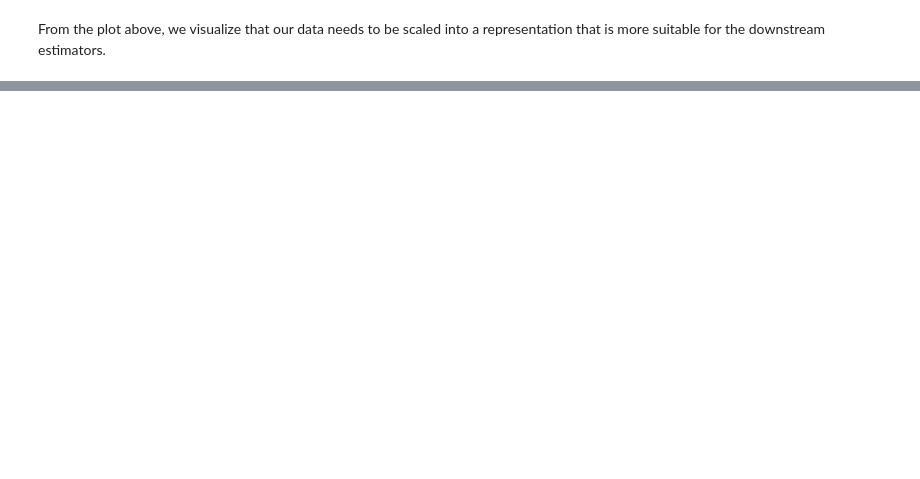
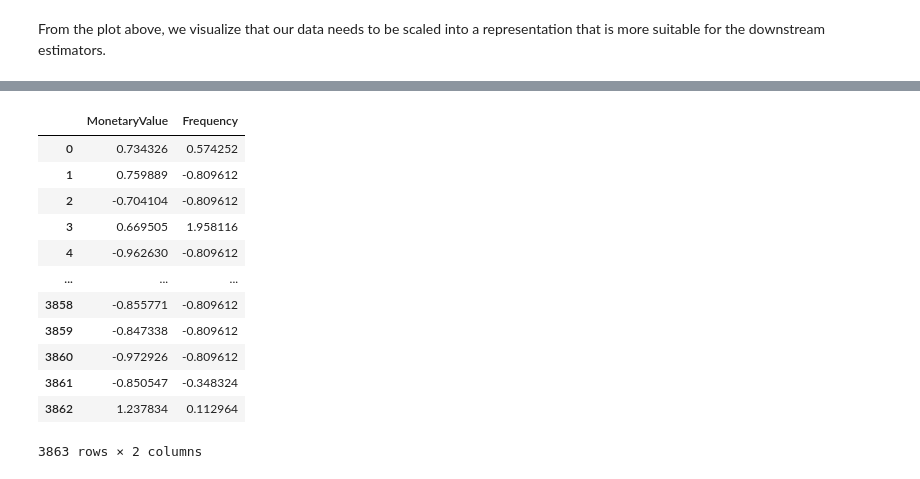
Before and after one commit to kamahTek/Machine-Learning, a Jupyter notebook: Unsupervised-Learning/Clustering/Online-Retail/index.ipynb, the cells around one changed output, grey strips where cells are left out. Drawn from its saved outputs; the diff is of its cells as text; code cells hidden in the pictures; blank space fills up the shorter version.

```diff
--- a/Unsupervised-Learning/Clustering/Online-Retail/index.ipynb
+++ b/Unsupervised-Learning/Clustering/Online-Retail/index.ipynb
@@ -604,0 +619,17 @@ From the plot above, we visualize that our data needs to be scaled into a repres
+# %%
+scaled_data_df = pd.DataFrame(data=scaled_data, index=non_outliers_df.index , columns=['MonetaryValue', 'Frequency'])
+scaled_data_df
+# %% [output]
+|  | MonetaryValue | Frequency |
+| 0 | 0.734326 | 0.574252 |
+| 1 | 0.759889 | -0.809612 |
+| 2 | -0.704104 | -0.809612 |
+| 3 | 0.669505 | 1.958116 |
+| 4 | -0.962630 | -0.809612 |
+| ... | ... | ... |
+| 3858 | -0.855771 | -0.809612 |
+| 3859 | -0.847338 | -0.809612 |
+| 3860 | -0.972926 | -0.809612 |
+| 3861 | -0.850547 | -0.348324 |
+| 3862 | 1.237834 | 0.112964 |
+3863 rows × 2 columns
```
Also changed, not shown: parts of 4 cells of this notebook.
